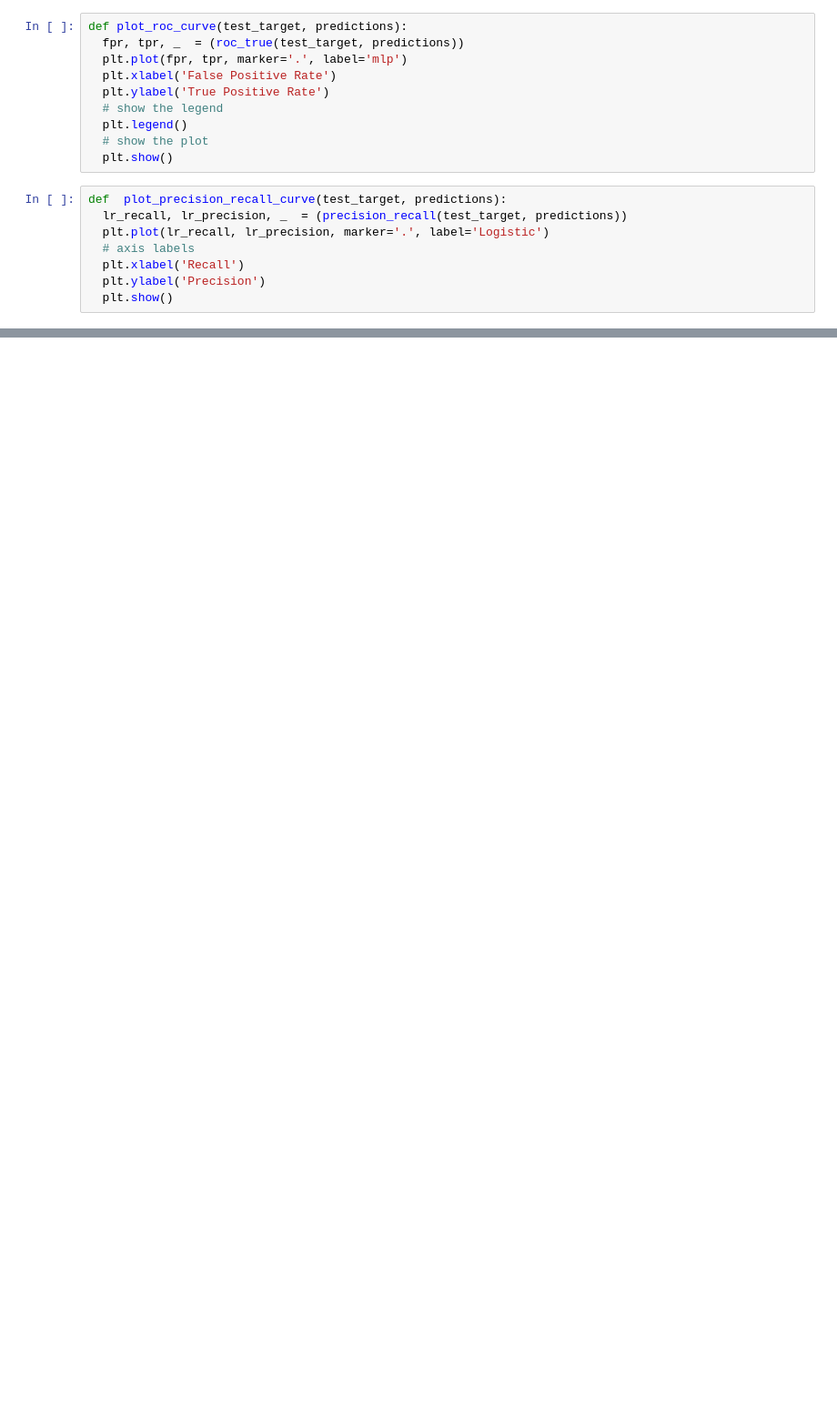
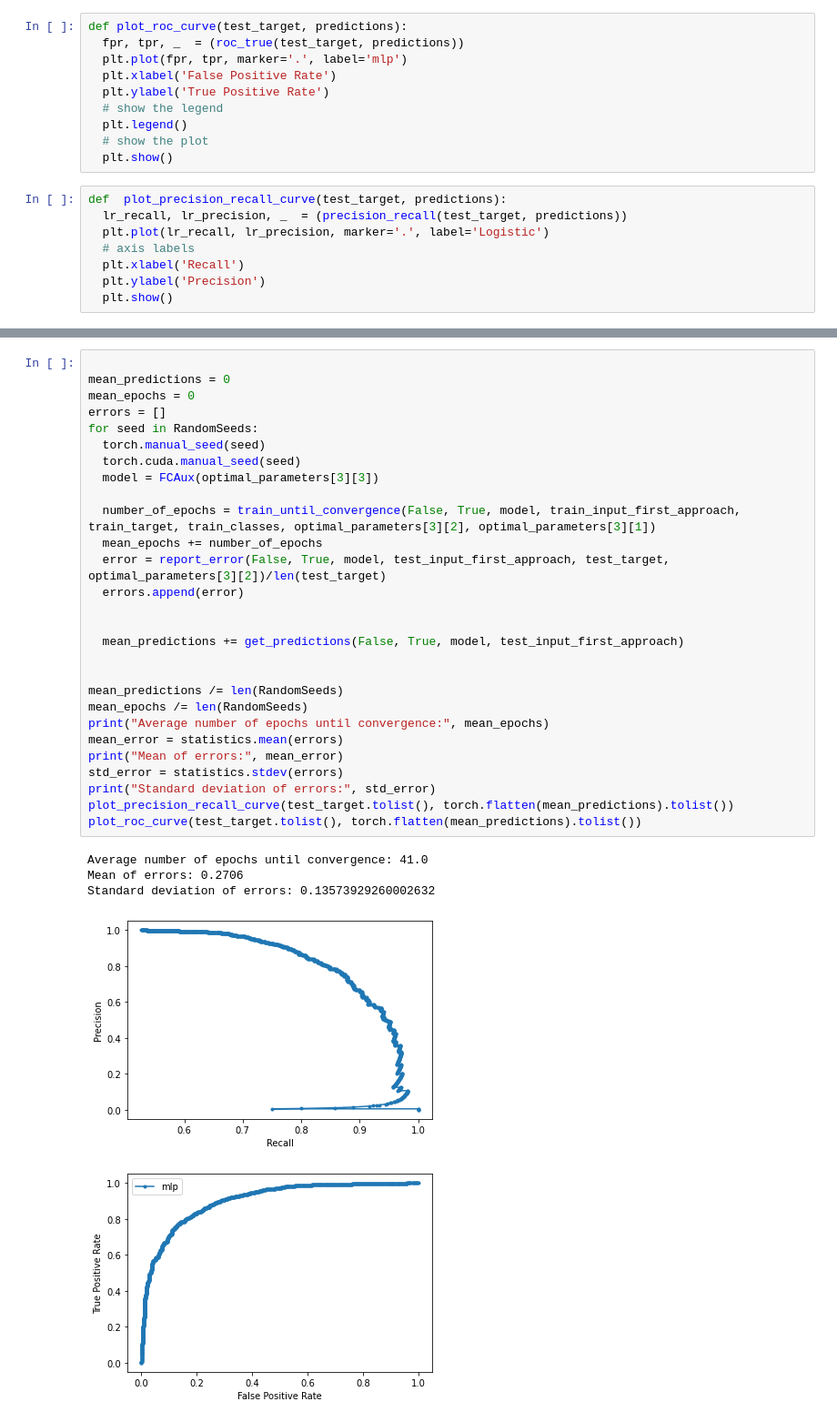
Before and after one commit to emdezla/DeepLearning, a Jupyter notebook: final_version_project_1.ipynb, the cells around one changed output, grey strips where cells are left out. Shown at 91% size. Saved outputs shown, nothing was run; the diff lists cells and outputs as text; blank space fills up the shorter version.

```diff
--- a/final_version_project_1.ipynb
+++ b/final_version_project_1.ipynb
@@ -595,0 +635,34 @@ number of epochs until convergence 66
+# %%
+
+mean_predictions = 0
+mean_epochs = 0
+errors = []
+for seed in RandomSeeds:
+  torch.manual_seed(seed)
+  torch.cuda.manual_seed(seed)
+  model = FCAux(optimal_parameters[3][3])
+
+  number_of_epochs = train_until_convergence(False, True, model, train_input_first_approach, train_target, train_classes, optimal_parameters[3][2], optimal_parameters[3][1])
+  mean_epochs += number_of_epochs
+  error = report_error(False, True, model, test_input_first_approach, test_target, optimal_parameters[3][2])/len(test_target)
+  errors.append(error)
+
+
+  mean_predictions += get_predictions(False, True, model, test_input_first_approach)
+
+
+mean_predictions /= len(RandomSeeds)
+mean_epochs /= len(RandomSeeds)
+print("Average number of epochs until convergence:", mean_epochs)
+mean_error = statistics.mean(errors)
+print("Mean of errors:", mean_error)
+std_error = statistics.stdev(errors)
+print("Standard deviation of errors:", std_error)
+plot_precision_recall_curve(test_target.tolist(), torch.flatten(mean_predictions).tolist())
+plot_roc_curve(test_target.tolist(), torch.flatten(mean_predictions).tolist())
+# %% [output]
+Average number of epochs until convergence: 41.0
+Mean of errors: 0.2706
+Standard deviation of errors: 0.13573929260002632
+[figure, added]
+[figure, added]
```
Also changed, not shown: parts of 19 cells of this notebook.
